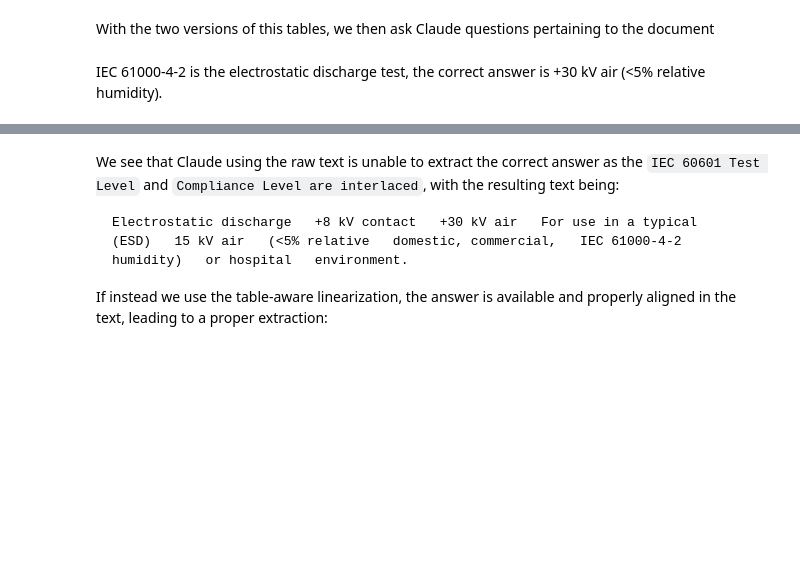
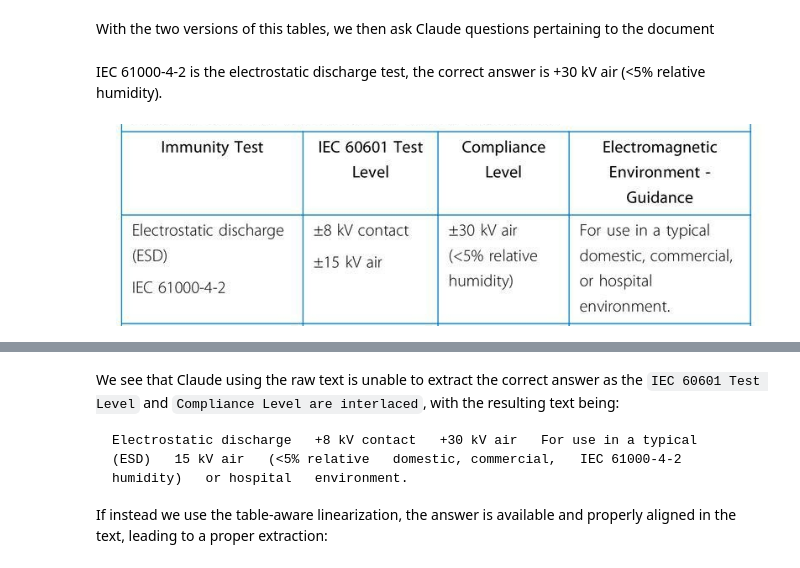
Before and after one commit to aws-samples/amazon-textract-textractor, a Jupyter notebook: docs/source/notebooks/tabular_data_linearization.ipynb, the cells around one changed output, grey strips where cells are left out. Cells and saved outputs as stored; diff of their text form; code cells hidden in the pictures; blank space fills up the shorter version.

Commit message:
Update documentation example

```diff
--- a/docs/source/notebooks/tabular_data_linearization.ipynb
+++ b/docs/source/notebooks/tabular_data_linearization.ipynb
@@ -104,10 +104,14 @@ os.environ["AWS_DEFAULT_REGION"] = "us-west-2"
 os.environ["BEDROCK_ENDPOINT_URL"] = "https://bedrock-runtime.us-west-2.amazonaws.com"
 
 bedrock = boto3.client(service_name='bedrock-runtime',region_name='us-west-2',endpoint_url='https://bedrock-runtime.us-west-2.amazonaws.com')
-# %% [markdown]
-IEC 61000-4-2 is the electrostatic discharge test, the correct answer is +30 kV air (<5% relative humidity).
 # %%
 question = "What is the compliance level for IEC 61000-4-2?"
+# %% [markdown]
+IEC 61000-4-2 is the electrostatic discharge test, the correct answer is +30 kV air (<5% relative humidity).
+# %%
+document.pages[0].image.crop((200, 190, 1000, 430))
+# %% [output]
+[figure, added]
 # %%
 print(get_response_from_claude(raw_text, question))
 # %% [output]
```
Also changed, not shown: parts of 2 cells of this notebook.
